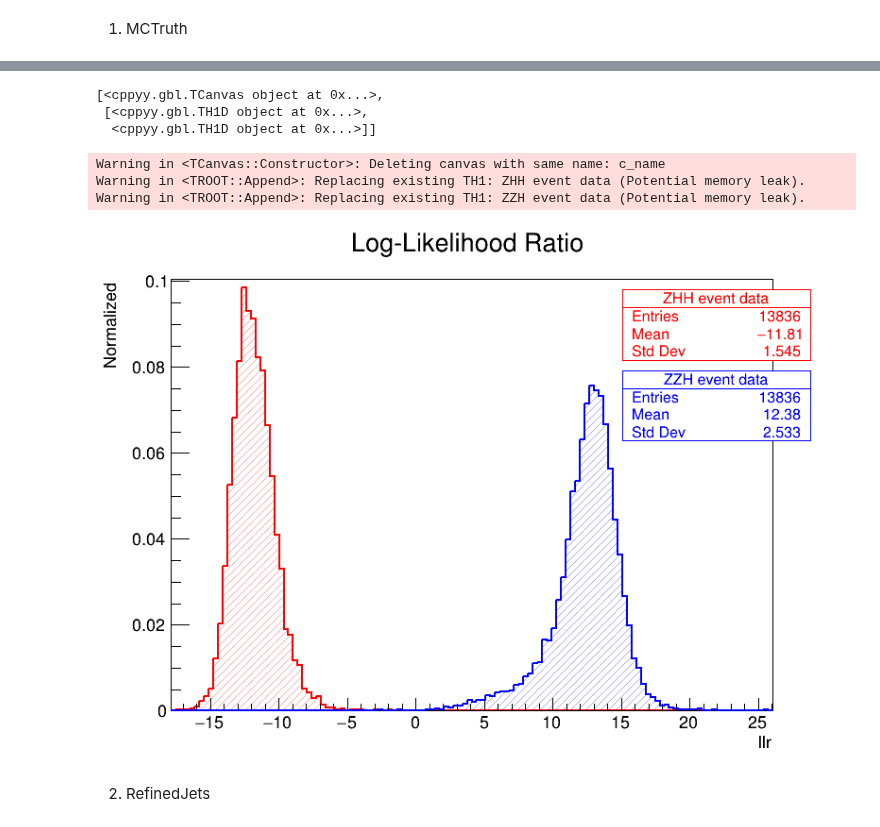
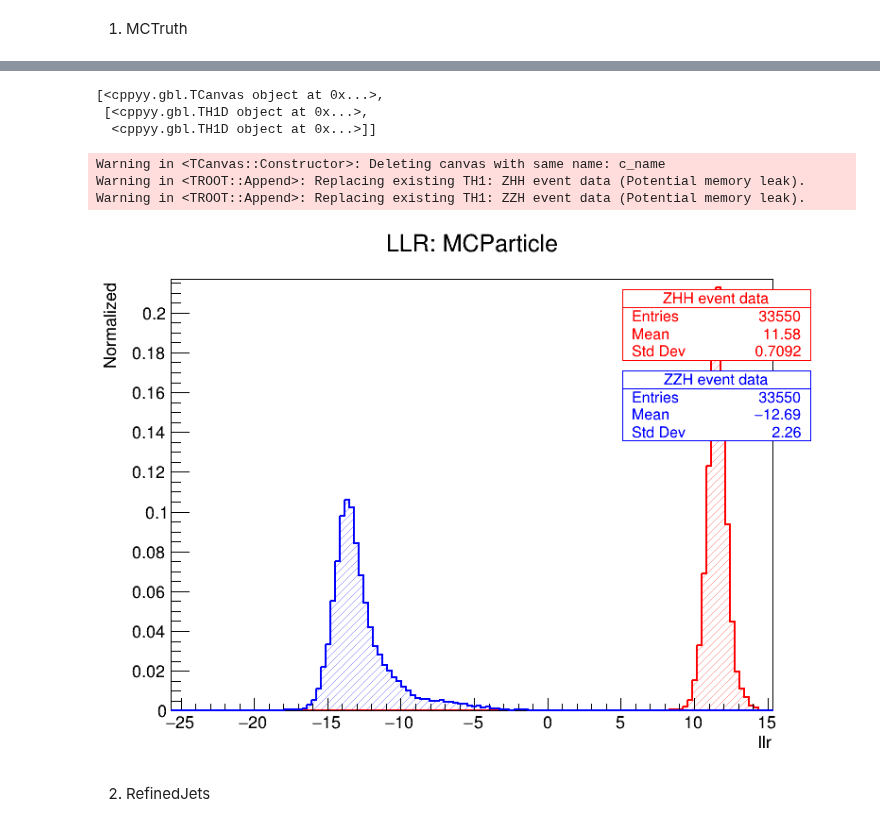
Before and after one commit to nVentis/MEM_HEP, a Jupyter notebook: view_v3.ipynb, the cells around one changed output, grey strips where cells are left out. Drawn from its saved outputs; the diff is of its cells as text; code cells hidden in the pictures.

```diff
--- a/view_v3.ipynb
+++ b/view_v3.ipynb
@@ -20,8 +20,9 @@ from analysis.calc import calc_nll
 # %% [output]
 Welcome to JupyROOT 6.26/10
 # %%
-source_path = join("/afs/desy.de/user/b/bliewert/public/MarlinWorkdirs/MEM_HEP/", "scripts") # getcwd()
-output_path = join(source_path, ".npy")
+source_path = join("/nfs/dust/ilc/user/bliewert/fullflow_v3/comparison") # getcwd()
+#source_path = join("/afs/desy.de/user/b/bliewert/public/MarlinWorkdirs/MEM_HEP/", "scripts") # getcwd()
+output_path = join("/afs/desy.de/user/b/bliewert/public/MarlinWorkdirs/MEM_HEP/scripts/.npy")
 
 # Convert all .root files inside source_path to .npy files in output_path
 # Note: Data in .root files is organized in a tree structure. We will use the name "dataTree" here
@@ -60,9 +57,9 @@ def filter_data(df):
     return df
 # %%
 # Import the complete generator-level(MCParticle)-, reconstruction-(reco) and truejet-datasets
-raw_mcparticle = import_data(files[0])
-raw_reco       = import_data(files[1])
-raw_truejet    = import_data(files[2])
+raw_mcparticle = import_data(files[2])
+raw_reco       = import_data(files[0])
+raw_truejet    = import_data(files[1])
 
 # Filter the table to only contain entries without errors (error_code = 0) and with matrix elements > 0 for ZHH and ZZH (zhh_sigmalr and zzh_sigmalr)
 data_mcparticle = filter_data(raw_mcparticle)
@@ -144,11 +141,8 @@ sns.histplot(data_mcparticle[data_mcparticle["is_zzh"] == 1]["zzh_costhetaz"])
 # %% [markdown]
 1. MCTruth
 # %%
-true_zzh = data[(data["is_zzh"] == 1) & (data["zhh_sigma"] > 0) & (data["zzh_sigma"] > 0)].copy()
-true_zhh = data[(data["is_zhh"] == 1) & (data["zhh_sigma"] > 0) & (data["zzh_sigma"] > 0)].copy()
-
-true_zzh = calc_nll(true_zzh, "zhh_sigmalr", "zzh_sigmalr")
-true_zhh = calc_nll(true_zhh, "zhh_sigmalr", "zzh_sigmalr")
+true_zzh = data_mcparticle[(data_mcparticle["is_zzh"] == 1) & (data_mcparticle["zhh_sigma"] > 0) & (data_mcparticle["zzh_sigma"] > 0)].copy()
+true_zhh = data_mcparticle[(data_mcparticle["is_zhh"] == 1) & (data_mcparticle["zhh_sigma"] > 0) & (data_mcparticle["zzh_sigma"] > 0)].copy()
 # %%
 def plot_hist(data, x, labels=None, colorpalette=None, bins=128, xlabel="", ylabel="", units="", normalize=False, title="Likelihood-Analysis"):
     # Get colorpalette
@@ -258,13 +250,13 @@ Warning in <TROOT::Append>: Replacing existing TH1: ZZH MCTruth (Potential memor
 # %%
-plot_hist(pd.DataFrame({ "zhh_llr": true_zhh["llr"], "zzh_llr": true_zzh["llr"] }), x = ["zhh_llr", "zzh_llr"], labels=["ZHH event data", "ZZH event data"], title="Log-Likelihood Ratio", normalize=True, xlabel="llr")
+plot_hist(pd.DataFrame({ "zhh_llr": true_zhh["llr"], "zzh_llr": true_zzh["llr"] }), x = ["zhh_llr", "zzh_llr"], labels=["ZHH event data", "ZZH event data"], title="LLR: MCParticle", normalize=True, xlabel="llr")
 # %% [output]
 [<cppyy.gbl.TCanvas object at 0x...>,
  [<cppyy.gbl.TH1D object at 0x...>,
   <cppyy.gbl.TH1D object at 0x...>]]
 Warning in <TCanvas::Constructor>: Deleting canvas with same name: c_name
 Warning in <TROOT::Append>: Replacing existing TH1: ZHH event data (Potential memory leak).
 Warning in <TROOT::Append>: Replacing existing TH1: ZZH event data (Potential memory leak).
-[figure, old version]
+[figure, new version]
 # %% [markdown]
 2. RefinedJets
 # %%
```
Also changed, not shown: parts of 18 cells of this notebook, 12 other files.
